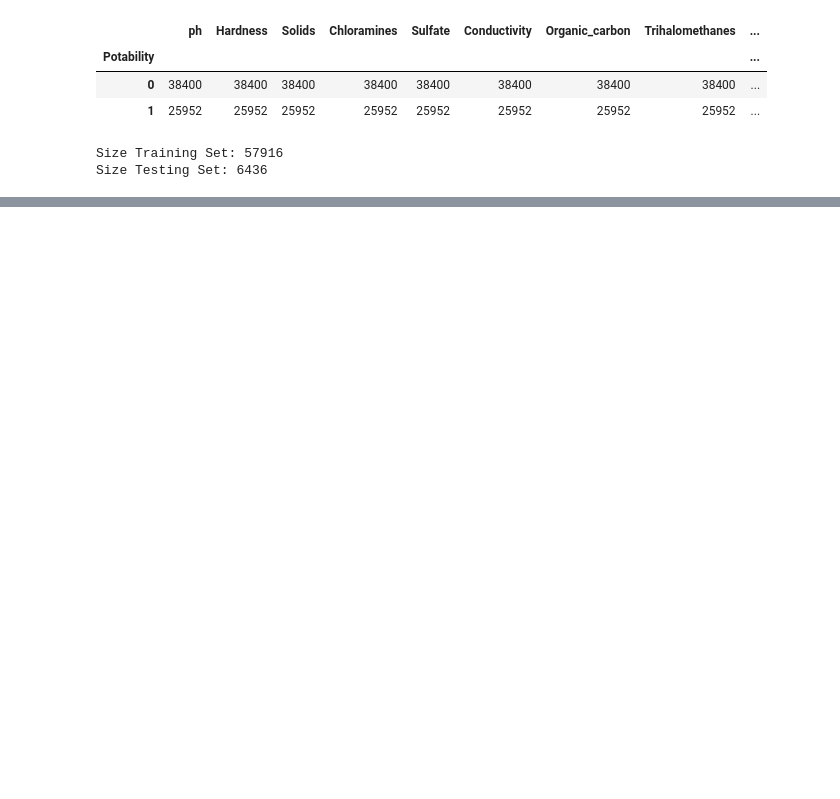
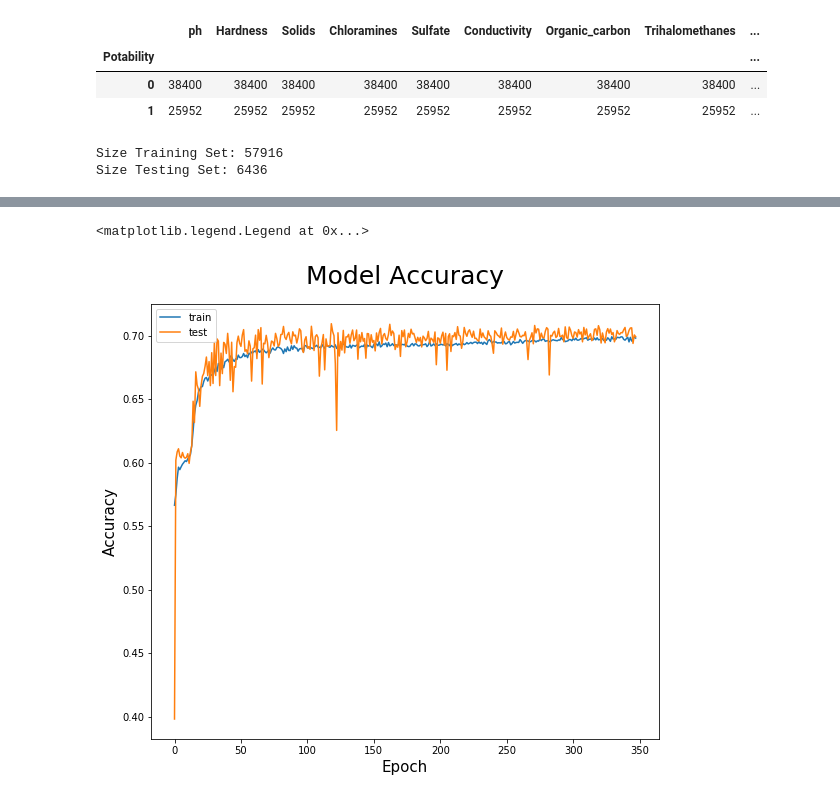
Before and after one commit to dharantej1/KMIT_IOMP, a Jupyter notebook: Water Quality.ipynb, the cells around one changed output, grey strips where cells are left out. Cells and saved outputs as stored; diff of their text form; code cells hidden in the pictures; blank space fills up the shorter version.

```diff
--- a/Water Quality.ipynb
+++ b/Water Quality.ipynb
@@ -143,15 +408,18 @@ Epoch 200/400
 # %%
 import matplotlib.pyplot as plt
 # %%
-# plt.figure(figsize=[20,8])
+plt.figure(figsize=[20,8])
 
-# plt.subplot(1,2,1)
-# plt.plot(history.history['accuracy'])
-# plt.plot(history.history['val_accuracy'])
-# plt.title('Model Accuracy', size=25, pad=20)
-# plt.ylabel('Accuracy', size=15)
-# plt.xlabel('Epoch', size=15)
-# plt.legend(['train', 'test'], loc='upper left')
+plt.subplot(1,2,1)
+plt.plot(history.history['acc'])
+plt.plot(history.history['val_acc'])
+plt.title('Model Accuracy', size=25, pad=20)
+plt.ylabel('Accuracy', size=15)
+plt.xlabel('Epoch', size=15)
+plt.legend(['train', 'test'], loc='upper left')
+# %% [output]
+<matplotlib.legend.Legend at 0x...>
+[figure, added]
 # %%
 plt.plot(history.history['loss'])
 plt.plot(history.history['val_loss'])
```
Also changed, not shown: parts of 13 cells of this notebook.
